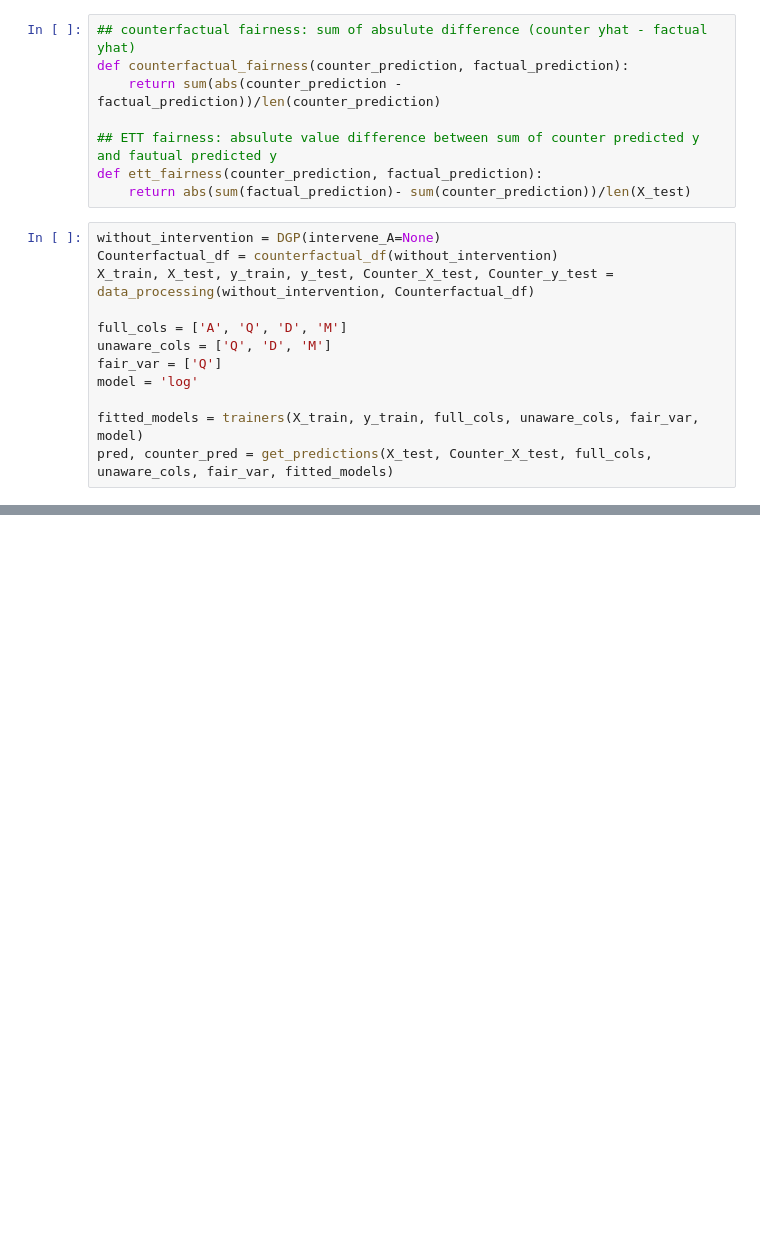
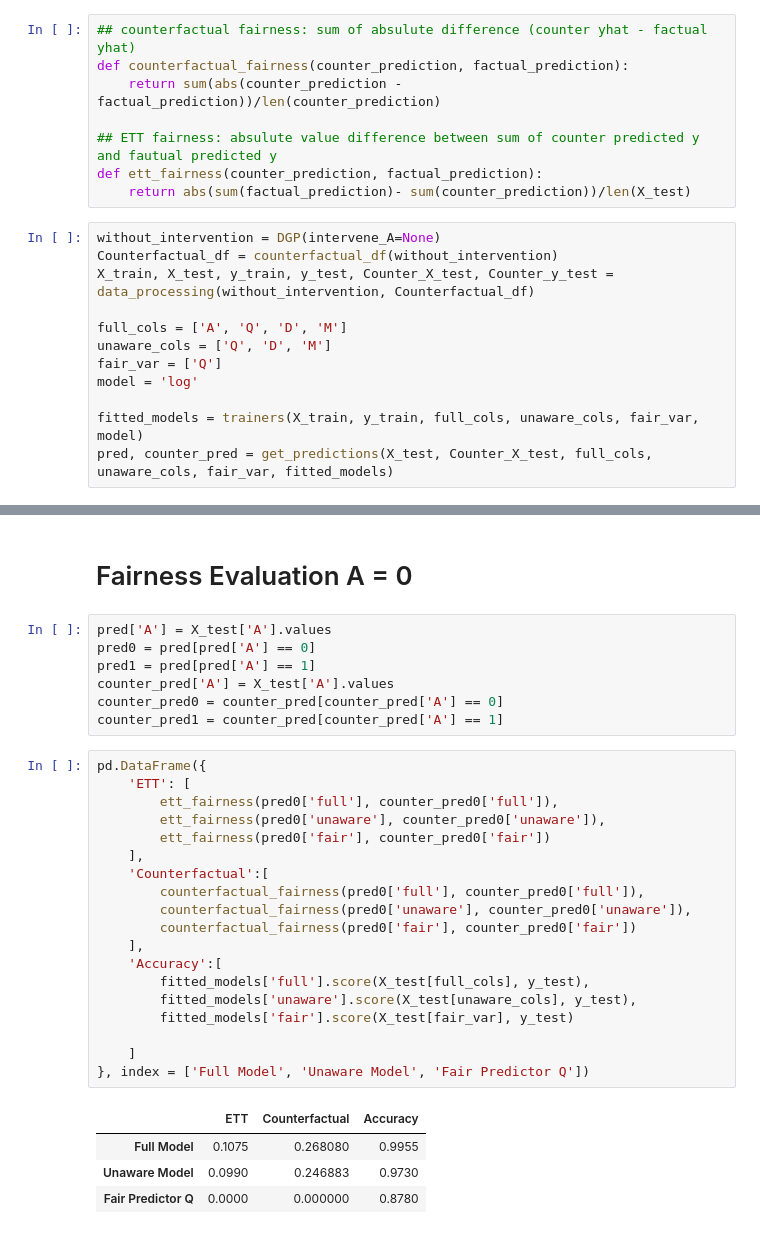
Before and after one commit to xg2353/dsi-capstone-f21, a Jupyter notebook: Metrics Sync.ipynb, the cells around one changed output, grey strips where cells are left out. Saved outputs shown, nothing was run; the diff lists cells and outputs as text; blank space fills up the shorter version.

```diff
--- a/Metrics Sync.ipynb
+++ b/Metrics Sync.ipynb
@@ -207,0 +210,33 @@ pd.DataFrame({
+# %% [markdown]
+# Fairness Evaluation A = 0
+# %%
+pred['A'] = X_test['A'].values
+pred0 = pred[pred['A'] == 0]
+pred1 = pred[pred['A'] == 1]
+counter_pred['A'] = X_test['A'].values
+counter_pred0 = counter_pred[counter_pred['A'] == 0]
+counter_pred1 = counter_pred[counter_pred['A'] == 1]
+# %%
+pd.DataFrame({
+    'ETT': [
+        ett_fairness(pred0['full'], counter_pred0['full']),
+        ett_fairness(pred0['unaware'], counter_pred0['unaware']),
+        ett_fairness(pred0['fair'], counter_pred0['fair'])
+    ],
+    'Counterfactual':[
+        counterfactual_fairness(pred0['full'], counter_pred0['full']),
+        counterfactual_fairness(pred0['unaware'], counter_pred0['unaware']),
+        counterfactual_fairness(pred0['fair'], counter_pred0['fair'])
+    ],
+    'Accuracy':[
+        fitted_models['full'].score(X_test[full_cols], y_test),
+        fitted_models['unaware'].score(X_test[unaware_cols], y_test),
+        fitted_models['fair'].score(X_test[fair_var], y_test)
+
+    ]
+}, index = ['Full Model', 'Unaware Model', 'Fair Predictor Q'])
+# %% [output]
+|  | ETT | Counterfactual | Accuracy |
+| Full Model | 0.1075 | 0.268080 | 0.9955 |
+| Unaware Model | 0.0990 | 0.246883 | 0.9730 |
+| Fair Predictor Q | 0.0000 | 0.000000 | 0.8780 |
```
Also changed, not shown: parts of 19 cells of this notebook.
